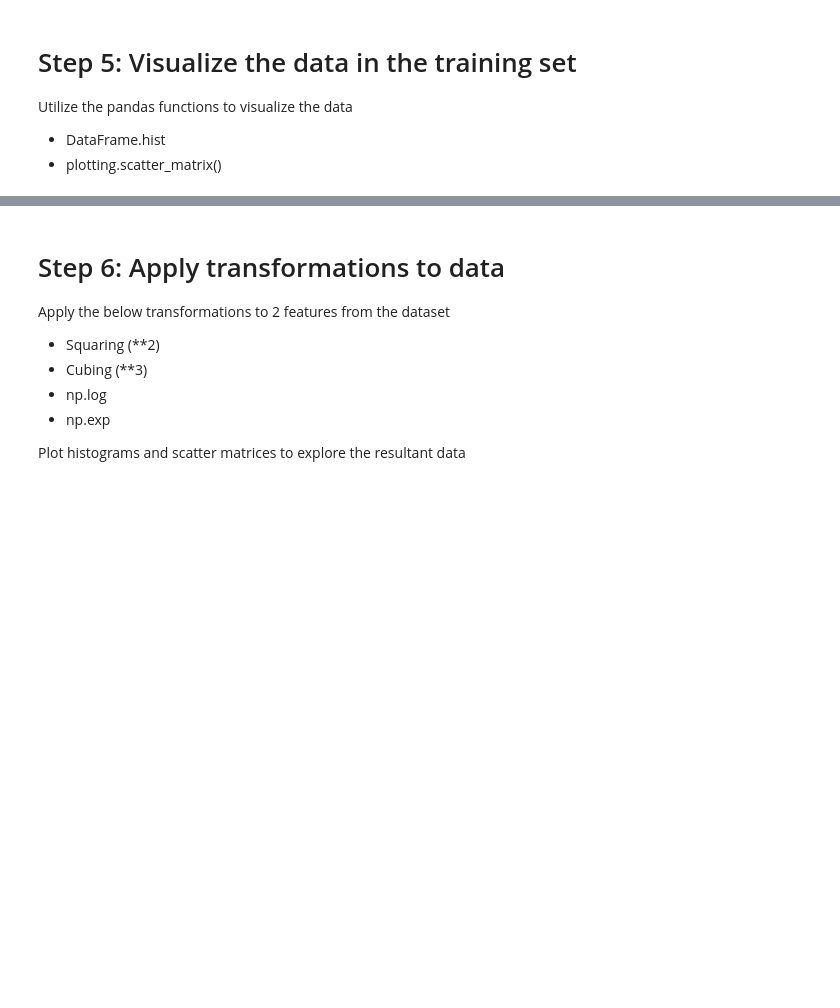
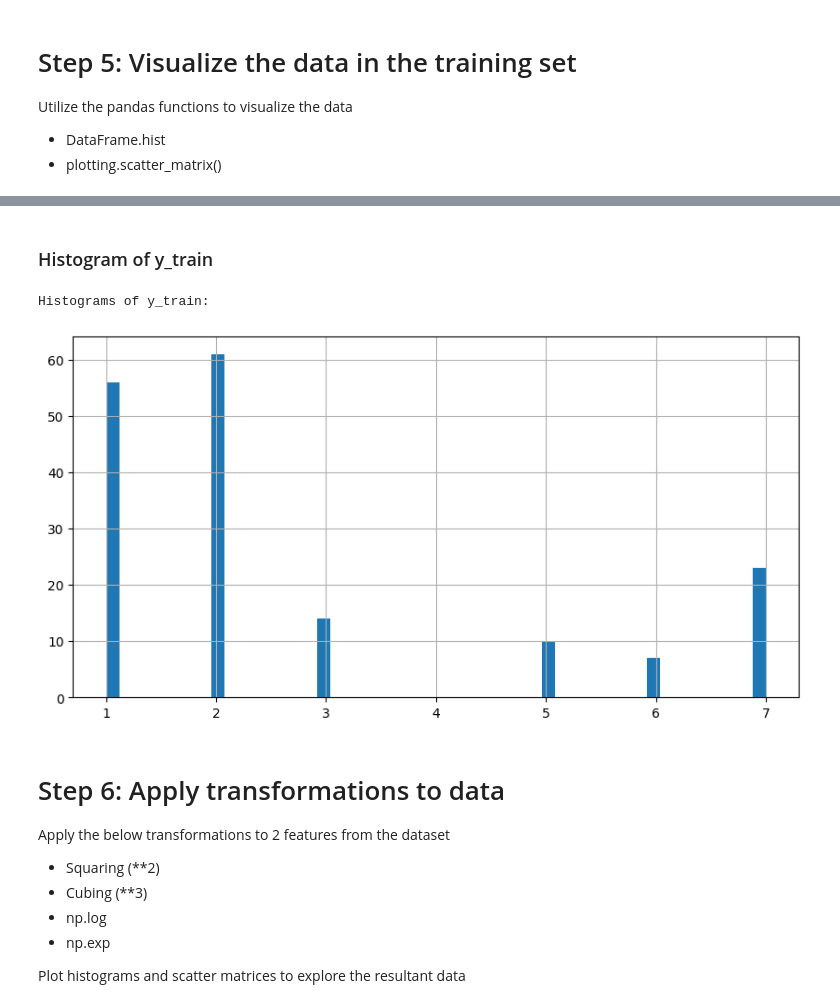
Before and after one commit to atoothman/Data-71200-Projects-, a Jupyter notebook: Data_71200_Project_1_Glass_ID.ipynb, the cells around one changed output, grey strips where cells are left out. Saved outputs shown, nothing was run; the diff lists cells and outputs as text; code cells hidden in the pictures; blank space fills up the shorter version.

```diff
--- a/Data_71200_Project_1_Glass_ID.ipynb
+++ b/Data_71200_Project_1_Glass_ID.ipynb
@@ -116,0 +348,10 @@ Utilize the pandas functions to visualize the data
+# %% [markdown]
+### Histogram of y_train
+# %%
+# Histogram of y_train
+print("Histograms of y_train:")
+y_train.hist(bins=50, figsize=(10,5))
+plt.show()
+# %% [output]
+Histograms of y_train:
+[figure, added]
```
Also changed, not shown: parts of 15 cells of this notebook.
